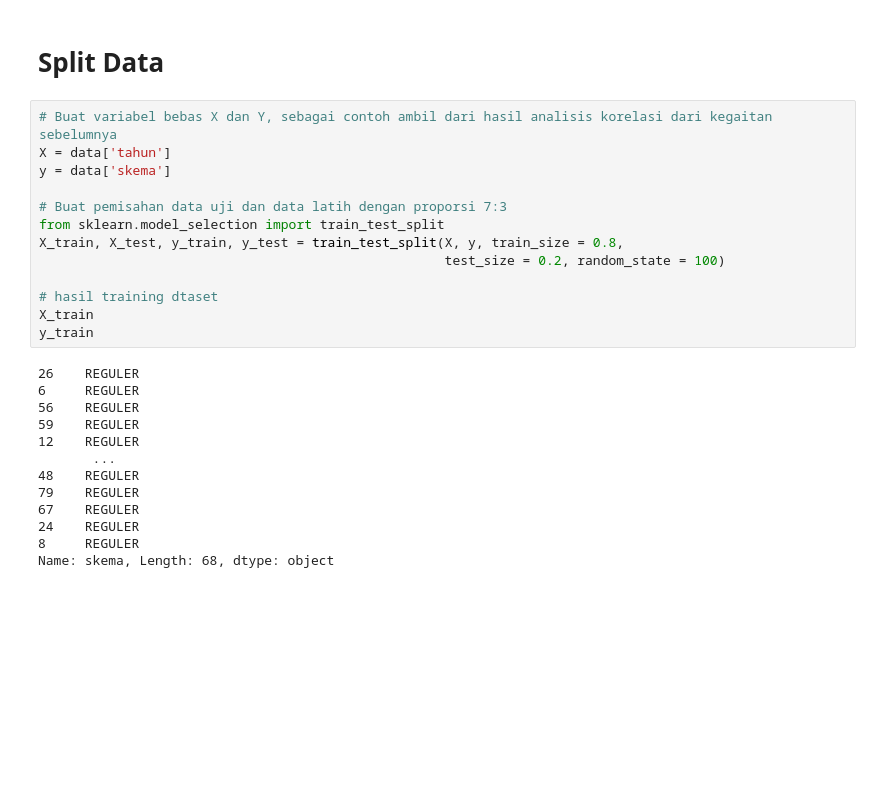
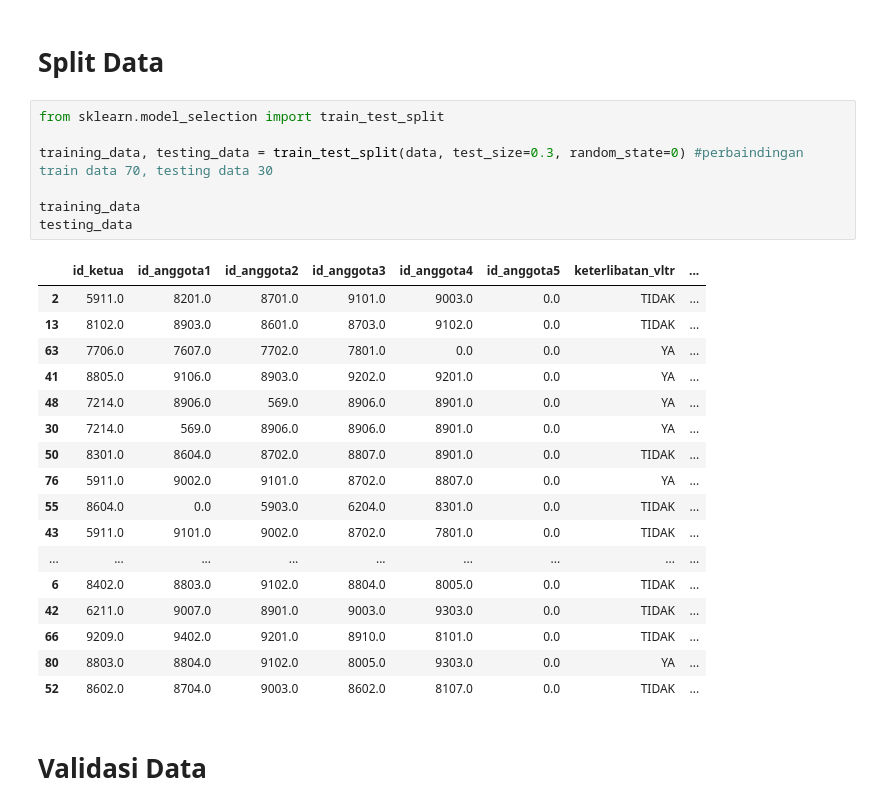
Before and after one commit to hhidayatinc/Machine_Learning, a Jupyter notebook: Kuis2_Hidayati_Nur_Chasanah.ipynb, the cells around one changed output. Saved outputs shown, nothing was run; the diff lists cells and outputs as text; blank space fills up the shorter version.

```diff
--- a/Kuis2_Hidayati_Nur_Chasanah.ipynb
+++ b/Kuis2_Hidayati_Nur_Chasanah.ipynb
@@ -155,29 +155,30 @@ plt.show()
 [figure]
 # %% [markdown]
 # Split Data
-# %%
-# Buat variabel bebas X dan Y, sebagai contoh ambil dari hasil analisis korelasi dari kegaitan sebelumnya
-X = data['tahun']
-y = data['skema']
-
-# Buat pemisahan data uji dan data latih dengan proporsi 7:3
-from sklearn.model_selection import train_test_split
-X_train, X_test, y_train, y_test = train_test_split(X, y, train_size = 0.8,
-                                                    test_size = 0.2, random_state = 100)
-
-# hasil training dtaset
-X_train
-y_train
-# %% [output]
-26    REGULER
-6     REGULER
-56    REGULER
-59    REGULER
-12    REGULER
-       ...
-48    REGULER
-79    REGULER
-67    REGULER
-24    REGULER
-8     REGULER
-Name: skema, Length: 68, dtype: object
+# %%
+from sklearn.model_selection import train_test_split
+
+training_data, testing_data = train_test_split(data, test_size=0.3, random_state=0) #perbaindingan train data 70, testing data 30
+
+training_data
+testing_data
+# %% [output]
+|  | id_ketua | id_anggota1 | id_anggota2 | id_anggota3 | id_anggota4 | id_anggota5 | keterlibatan_vltr | ... |
+| 2 | 5911.0 | 8201.0 | 8701.0 | 9101.0 | 9003.0 | 0.0 | TIDAK | ... |
+| 13 | 8102.0 | 8903.0 | 8601.0 | 8703.0 | 9102.0 | 0.0 | TIDAK | ... |
+| 63 | 7706.0 | 7607.0 | 7702.0 | 7801.0 | 0.0 | 0.0 | YA | ... |
+| 41 | 8805.0 | 9106.0 | 8903.0 | 9202.0 | 9201.0 | 0.0 | YA | ... |
+| 48 | 7214.0 | 8906.0 | 569.0 | 8906.0 | 8901.0 | 0.0 | YA | ... |
+| 30 | 7214.0 | 569.0 | 8906.0 | 8906.0 | 8901.0 | 0.0 | YA | ... |
+| 50 | 8301.0 | 8604.0 | 8702.0 | 8807.0 | 8901.0 | 0.0 | TIDAK | ... |
+| 76 | 5911.0 | 9002.0 | 9101.0 | 8702.0 | 8807.0 | 0.0 | YA | ... |
+| 55 | 8604.0 | 0.0 | 5903.0 | 6204.0 | 8301.0 | 0.0 | TIDAK | ... |
+| 43 | 5911.0 | 9101.0 | 9002.0 | 8702.0 | 7801.0 | 0.0 | TIDAK | ... |
+| ... | ... | ... | ... | ... | ... | ... | ... | ... |
+| 6 | 8402.0 | 8803.0 | 9102.0 | 8804.0 | 8005.0 | 0.0 | TIDAK | ... |
+| 42 | 6211.0 | 9007.0 | 8901.0 | 9003.0 | 9303.0 | 0.0 | TIDAK | ... |
+| 66 | 9209.0 | 9402.0 | 9201.0 | 8910.0 | 8101.0 | 0.0 | TIDAK | ... |
+| 80 | 8803.0 | 8804.0 | 9102.0 | 8005.0 | 9303.0 | 0.0 | YA | ... |
+| 52 | 8602.0 | 8704.0 | 9003.0 | 8602.0 | 8107.0 | 0.0 | TIDAK | ... |
+# %% [markdown]
+# Validasi Data
```
